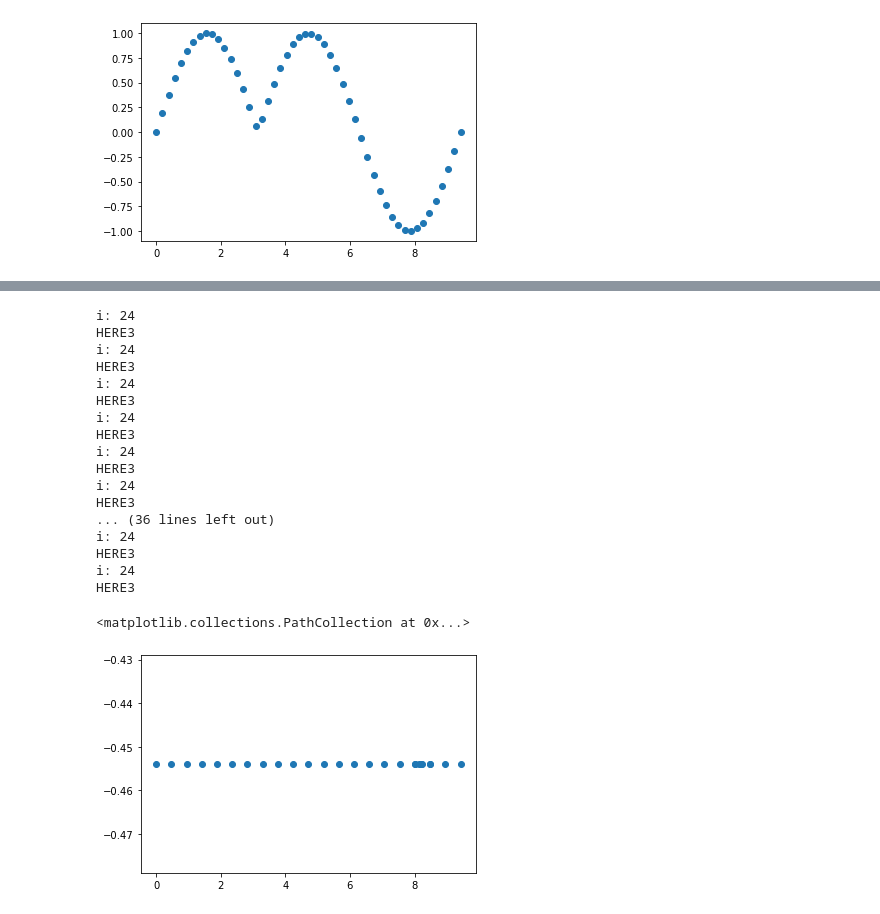
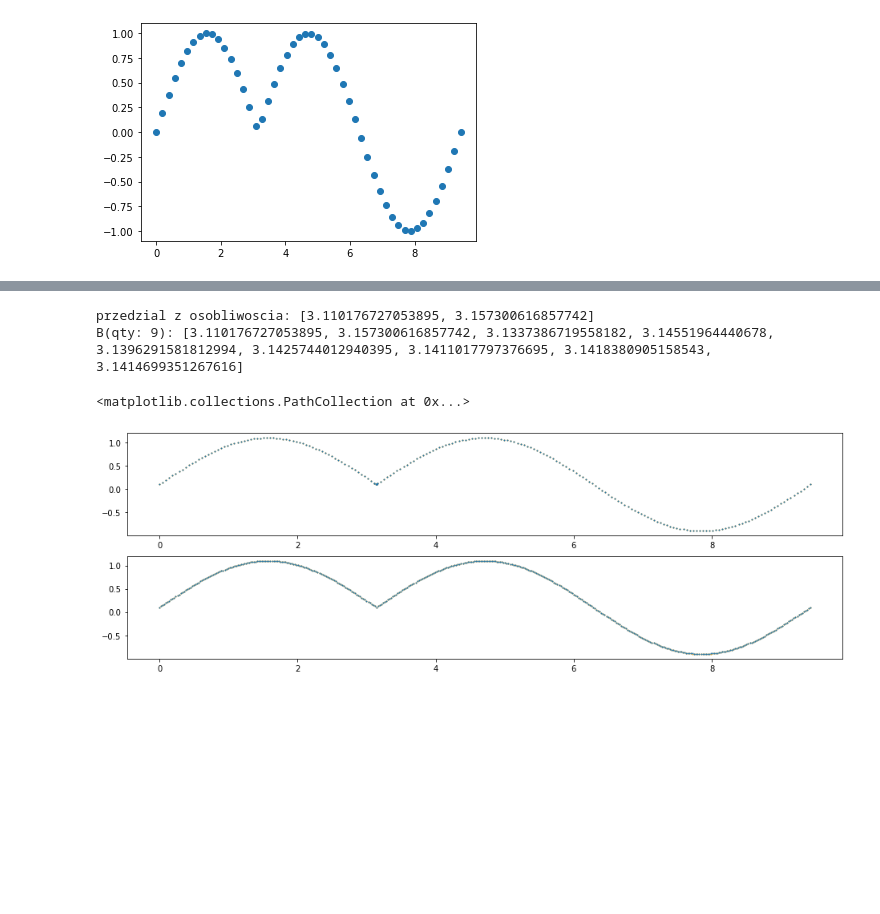
Before and after one commit to TomaszCzyz/PracaMagisterska, a Jupyter notebook: Implementacje/alg2014/alg2014.ipynb, the cells around one changed output, grey strips where cells are left out. Saved outputs shown, nothing was run; the diff lists cells and outputs as text; code cells hidden in the pictures; blank space fills up the shorter version.

```diff
--- a/Implementacje/alg2014/alg2014.ipynb
+++ b/Implementacje/alg2014/alg2014.ipynb
@@ -164,13 +197,2 @@ def Alg2014(g, a, b, m, r, rho):
 
     return M, approx
-# %%
-mesh, f_approximation = Alg2014(f, f__0, f__T, 100, 5, 0.5)
-
-# function to calculate values of approximation function
-def f_values(mesh, fun):
-    return [fun(knot) for knot in mesh]
-
-f_approximation(2.0)
-
-# print("mesh: {}".format(mesh))
-# print("values: {}".format(f_values(mesh, f_approximation)))
@@ -217,22 +199,31 @@ HERE3
-# %%
-plt.scatter(mesh, f_values(mesh, f_approximation))
-# %% [output]
-i: 24
-HERE3
-i: 24
-HERE3
-i: 24
-HERE3
-i: 24
-HERE3
-i: 24
-HERE3
-i: 24
-HERE3
-... (36 lines left out)
-i: 24
-HERE3
-i: 24
-HERE3
-<matplotlib.collections.PathCollection at 0x...>
-[figure, removed]
+# %%
+m = 200
+r = 3
+rho = 10e-4
+
+M, f_approximation = Alg2014(f, f__0, f__T, m, r, rho)
+# %% [output]
+przedzial z osobliwoscia: [3.110176727053895, 3.157300616857742]
+B(qty: 9): [3.110176727053895, 3.157300616857742, 3.1337386719558182, 3.14551964440678, 3.1396291581812994, 3.1425744012940395, 3.1411017797376695, 3.1418380905158543, 3.1414699351267616]
+# %%
+def f_values(mesh, fun):
+    return [fun(knot) + 0.1 for knot in mesh]
+# %%
+plt.figure(figsize=(16, 8))
+
+plt.subplot(3, 1, 1) # row 1, col 2 index 1
+plt.scatter(M, f_values(M, f), color="orange", s=1)
+plt.scatter(M, f_values(M, f_approximation), s=1)
+
+plt.subplot(3, 1, 2) # index 2
+mesh = np.linspace(f__0, f__T, num=m*2, endpoint=True)
+plt.scatter(mesh, f_values(mesh, f), color="orange", s=1)
+plt.scatter(mesh, f_values(mesh, f_approximation), s=1)
+
+# plt.subplot(3, 1, 3)
+# mesh = np.linspace(f__0, f__T, num=m, endpoint=True)
+# plt.scatter(mesh, f_values(mesh, f_approximation), s=1)
+# plt.scatter(mesh, f_values(mesh, f_approximation), color="green", s=1)
+# %% [output]
+<matplotlib.collections.PathCollection at 0x...>
+[figure, added]
```
Also changed, not shown: parts of 12 cells of this notebook, 3 other files.
